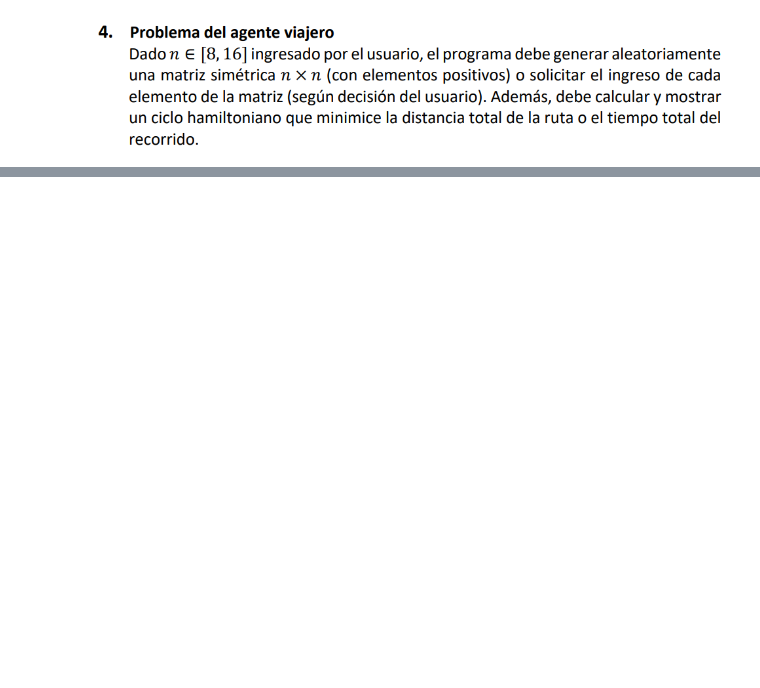
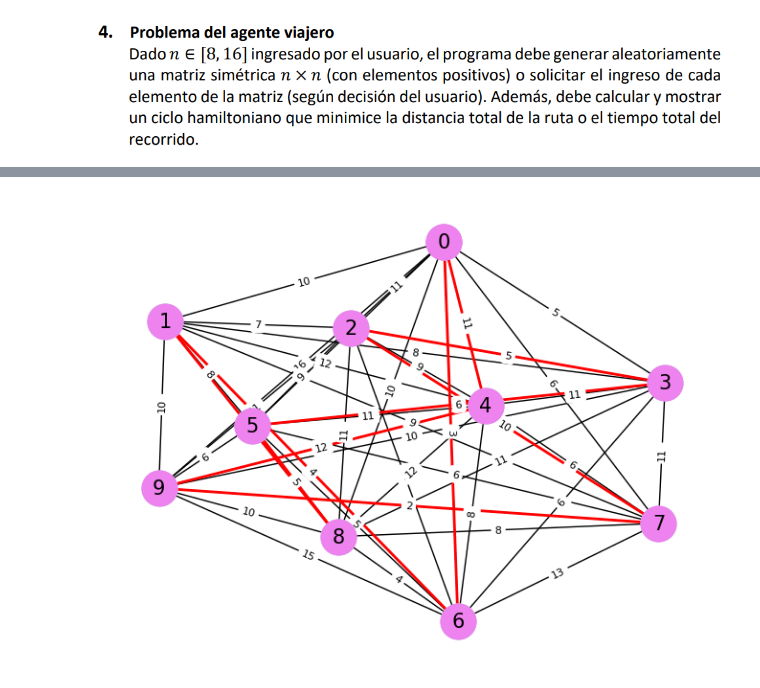
Before and after one commit to Dreelliot/TPGrupo7, a Jupyter notebook: TP_AgenteViajero.ipynb, the cells around one changed output, grey strips where cells are left out. Drawn from its saved outputs; the diff is of its cells as text; code cells hidden in the pictures; blank space fills up the shorter version.

```diff
--- a/TP_AgenteViajero.ipynb
+++ b/TP_AgenteViajero.ipynb
@@ -104,0 +102,31 @@ print(preO,"\n",peso)
+# %%
+# Step 1: Define a symmetric weight matrix (example with 4 nodes)
+weight_matrix = B
+
+# Step 2: Create a graph from the weight matrix
+G = nx.Graph()
+bordes=mst
+
+hamiltonian_path=preO
+# Add edges with weights based on the matrix
+n = weight_matrix.shape[0]  # Number of nodes
+for i in range(n):
+    for j in range(i+1, n):  # Only look at upper triangular matrix (since it's symmetric)
+        if weight_matrix[i, j] != 0:  # Add an edge only if the weight is non-zero
+            G.add_edge(i, j, weight=weight_matrix[i, j])
+G.add_weighted_edges_from(bordes)
+# Step 3: Draw the graph
+pos = nx.spring_layout(G)  # Use spring layout for node positions
+nx.draw(G, pos, with_labels=True, node_color="lightblue", node_size=700, font_size=15)
+path_edges = list(zip(hamiltonian_path, hamiltonian_path[1:]))
+nx.draw_networkx_edges(G, pos, edgelist=path_edges, edge_color="red", width=2)
+nx.draw_networkx_nodes(G, pos, nodelist=hamiltonian_path, node_color="violet", node_size=700)
+
+# Step 4: Draw edge labels (weights)
+edge_labels = {(i, j): f'{d["weight"]}' for i, j, d in G.edges(data=True)}
+nx.draw_networkx_edge_labels(G, pos, edge_labels=edge_labels, font_size=8)
+
+# Show the plot
+plt.show()
+# %% [output]
+[figure, added]
```
Also changed, not shown: parts of 6 cells of this notebook.
